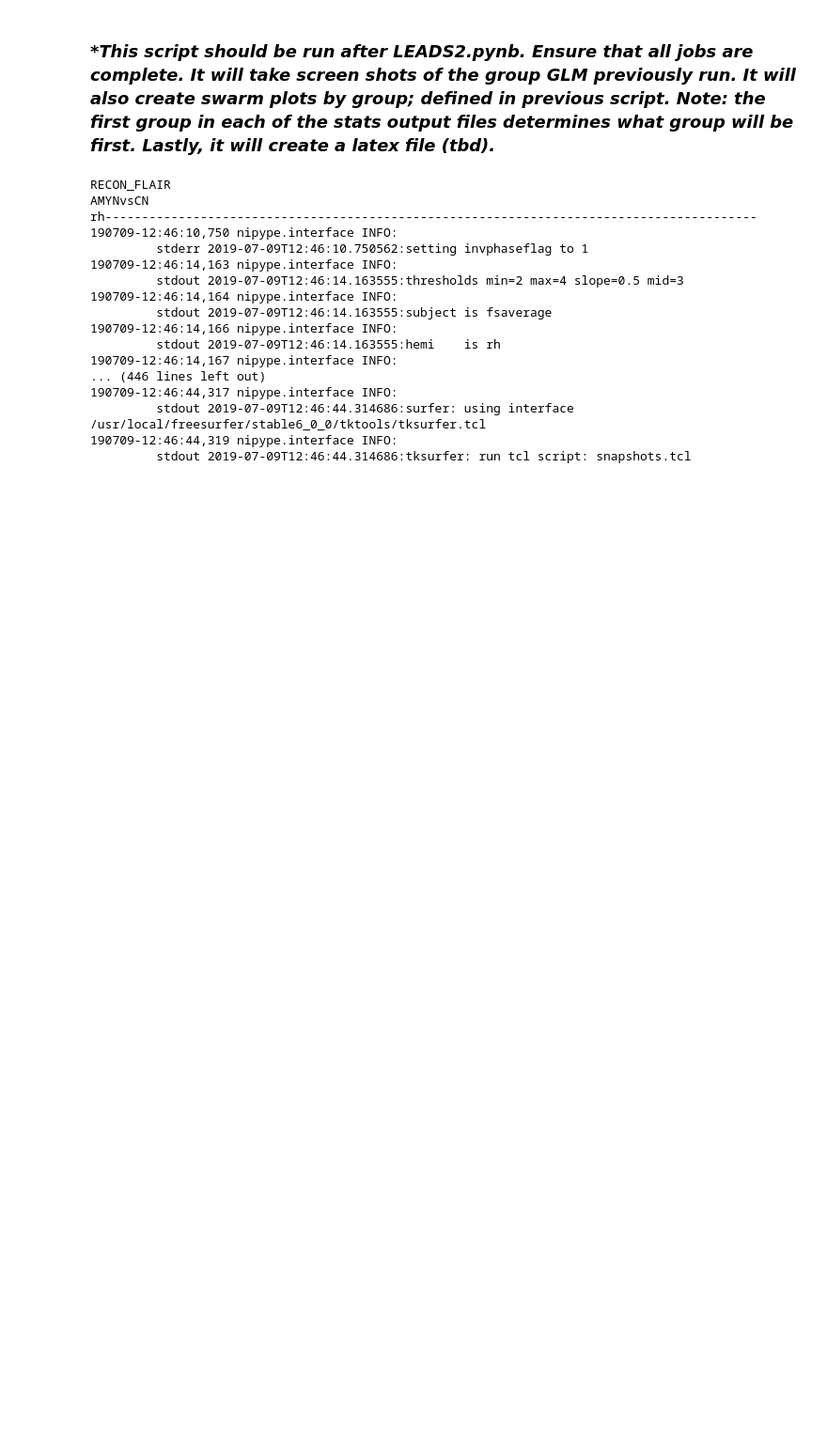
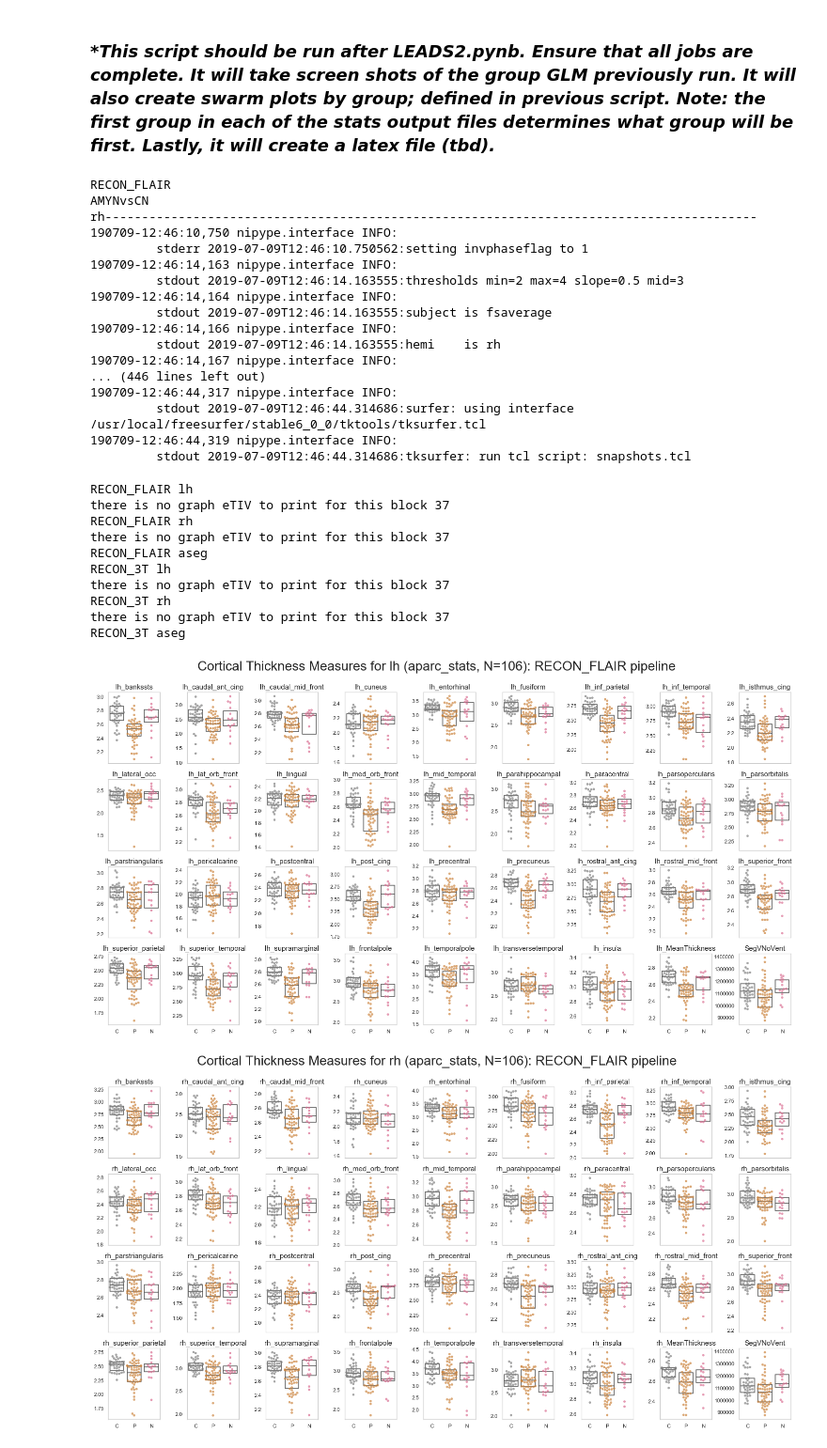
Before and after one commit to rezzo73/DickersonLab, a Jupyter notebook: LEADS_3.ipynb, the cells around one changed output. Shown at 94% size. Cells and saved outputs as stored; diff of their text form; code cells hidden in the pictures; blank space fills up the shorter version.

```diff
--- a/LEADS_3.ipynb
+++ b/LEADS_3.ipynb
@@ -37,6 +37,9 @@ def parserow(rows,cols,rois):
     lastrowF = (rows*cols)-(cols)
     return [rois[i] for i in range(lastrowF, lastrowL)]
 # %%
+## ATTN!!! MAKE SURE THIS MATCHES SCRIPT "TAKE SCREENSHOTS.THAT'S MORE UP TO DATE AND ALSO DOES SSGLMS"
+#ALSO NEED TO ADD THE CONVERSION TO JPG FROM TIFF (IN TAKE SCREENSHOTS SCRIPT)
+
 # screenshots
 
 for idx, pip in enumerate(pipelines):
@@ -53,12 +56,14 @@ for idx, pip in enumerate(pipelines):
         print(condition)
         for i in (['rh','lh']):
             print(i+'-----------------------------------------------------------------------------------------')
-            shots = fs.SurfaceSnapshots(subject_id="fsaverage", hemi=i, surface="inflated")
+            shots = fs.SurfaceSnapshots(subject_id="fsaverage", hemi=i, surface="pial")
             shots.inputs.overlay = analysis_path+"/GROUPANALYSIS/"+i+"."+condition+".thickness.glmdir/group.diff/sig.mgh"
-            shots.inputs.overlay_range = (2, 4)
+            shots.inputs.overlay_range = (1, 3)
             # save in folder with specific name
             shots.inputs.screenshot_stem = condition+"-"+i
-            shots.inputs.invert_overlay = True
+            shots.inputs.truncate_overlay = False #True
+            shots.inputs.show_color_scale = True
+            shots.inputs.args = 'overlay_color=truncate'
             res = shots.run()
 # %% [output]
 RECON_FLAIR
@@ -114,31 +119,44 @@ for idx, pip in enumerate(pipelines):
         # find len of ROIS
         rois = list(data_w_info)[3:]
 
         # make a list from last row indices
         lastrow = parserow(rows, cols, rois)
 
         fig = plt.figure(figsize=(26, 13))
         fig.subplots_adjust(hspace=spacing, wspace=.52)
         ttl = fig.suptitle(selectiontitle, fontsize=28)
         ttl.set_position([.5, .95])
         counter = 1
         for i in rois:
             shortname = (shortname_dict.get(i))[0]
             try:
                 sns.set(style="whitegrid")
                 ax = plt.subplot(rows, cols, counter)
                 ax = sns.boxplot(x= 'Group', y=i, data=data_w_info, showcaps=False, boxprops={'facecolor':'None'}, showfliers=False, whiskerprops={'linewidth':0})
-                ax2 = sns.swarmplot(x= 'Group', y=i, hue='Group', data=data_w_info, palette=flatui, alpha=0.7, s=8)
+                ax2 = sns.swarmplot(x= 'Group', y=i, hue='Group', data=data_w_info, palette=flatui, alpha=0.7, s=5)
                 ax2.set_ylabel('')
                 ax2.set_xlabel('')
                 ax2.axes.set_title(shortname, fontsize=15)
                 ax2.legend_.remove()
                 ax2.grid(False)
                 if i not in lastrow:
                     ax2.set_xticklabels([])
                 counter = counter + 1
             except ValueError:
                 print('there is no graph '+i+' to print for this block '+str(counter))
         plt.savefig('/autofs/cluster/animal/scan_data/leads/analyses_nip/'+pip+'/figures/'+tab+'boxswarmplot.png')
 
     # ADD LATER: also be able to edit stats file to remove failed ones (for flair) plot by specific variable (single plot)
+# %% [output]
+RECON_FLAIR lh
+there is no graph eTIV to print for this block 37
+RECON_FLAIR rh
+there is no graph eTIV to print for this block 37
+RECON_FLAIR aseg
+RECON_3T lh
+there is no graph eTIV to print for this block 37
+RECON_3T rh
+there is no graph eTIV to print for this block 37
+RECON_3T aseg
+[figure, added]
+[figure, added]
```
Also changed, not shown: parts of 1 cell of this notebook, 6 other files.
